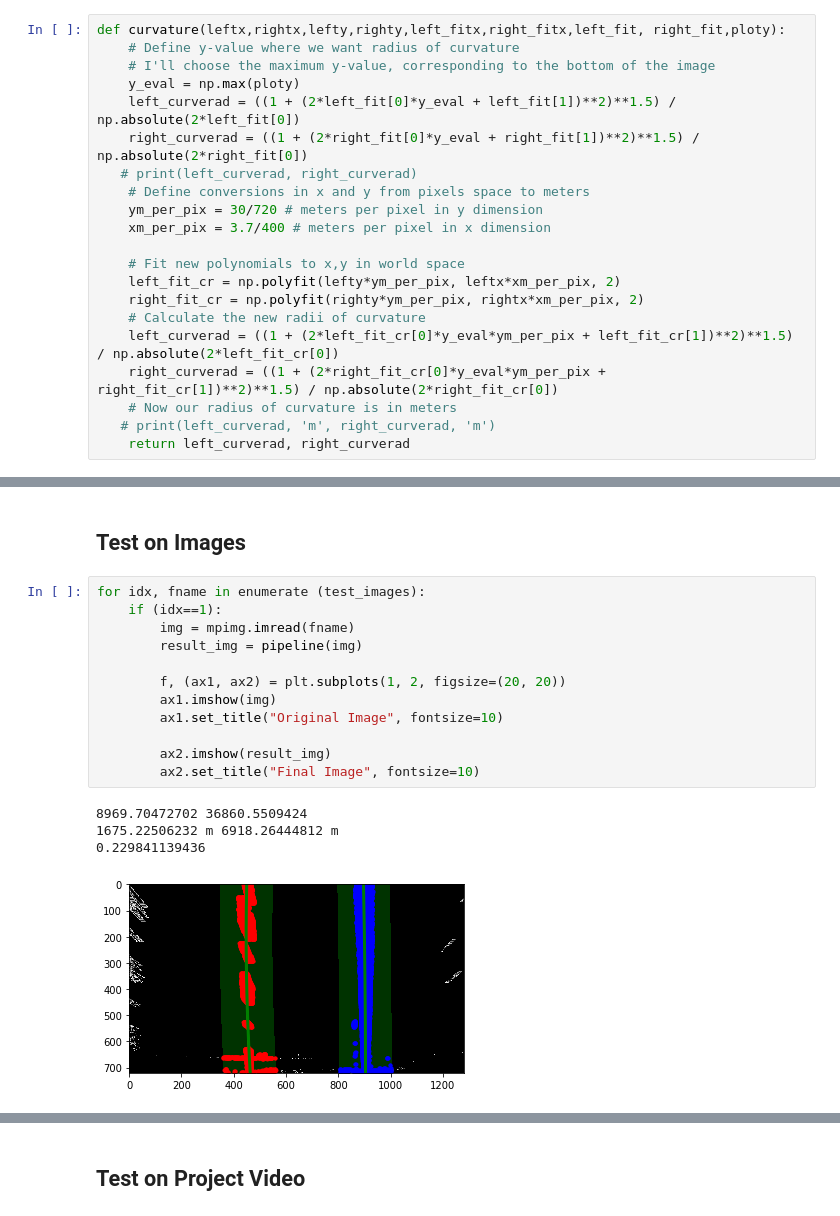
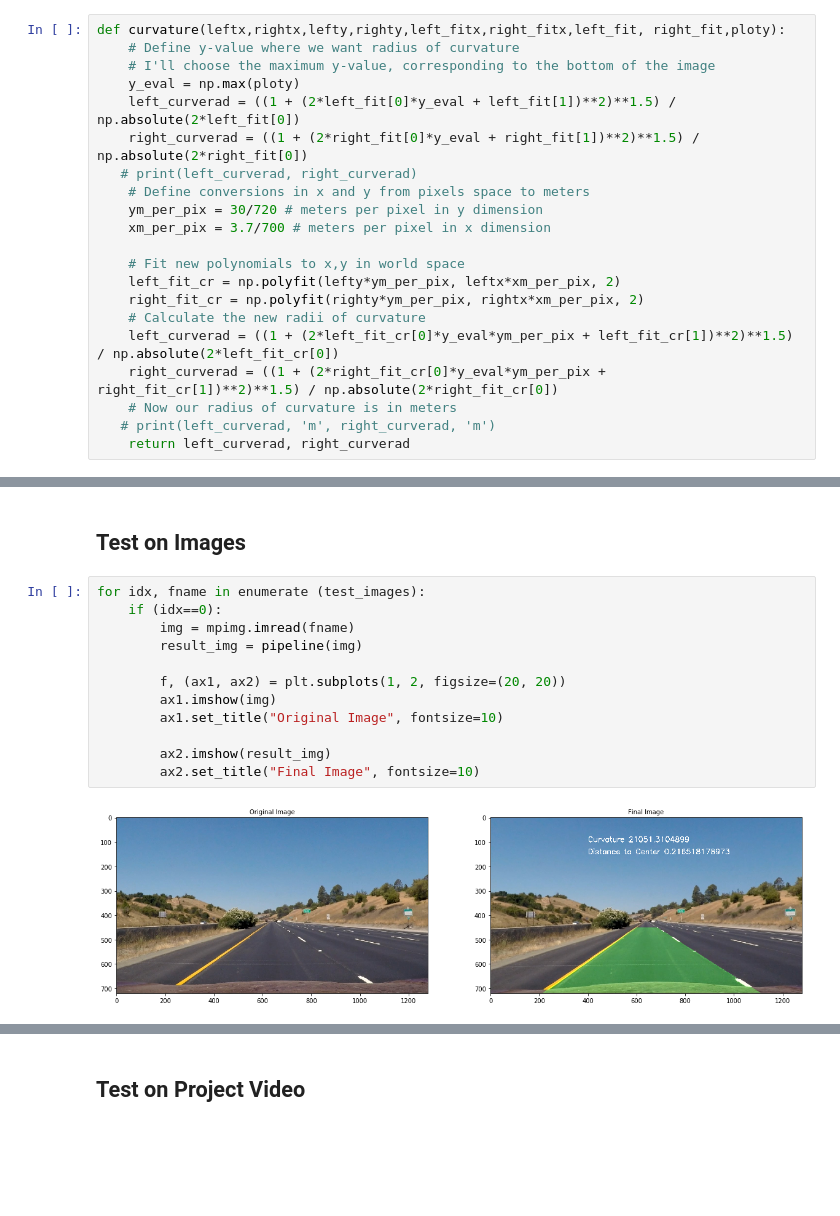
Before and after one commit to Jeremy26/advanced-lane-lines, a Jupyter notebook: P4.ipynb, the cells around one changed output, grey strips where cells are left out. Drawn from its saved outputs; the diff is of its cells as text; blank space fills up the shorter version.

```diff
--- a/P4.ipynb
+++ b/P4.ipynb
@@ -488,7 +466,7 @@ def curvature(leftx,rightx,lefty,righty,left_fitx,right_fitx,left_fit, right_fit
    # print(left_curverad, right_curverad)
     # Define conversions in x and y from pixels space to meters
     ym_per_pix = 30/720 # meters per pixel in y dimension
-    xm_per_pix = 3.7/400 # meters per pixel in x dimension
+    xm_per_pix = 3.7/700 # meters per pixel in x dimension
 
     # Fit new polynomials to x,y in world space
     left_fit_cr = np.polyfit(lefty*ym_per_pix, leftx*xm_per_pix, 2)
@@ -607,18 +577,15 @@ def pipeline(img):
 ## Test on Images
 # %%
 for idx, fname in enumerate (test_images):
-    if (idx==1):
+    if (idx==0):
         img = mpimg.imread(fname)
         result_img = pipeline(img)
 
         f, (ax1, ax2) = plt.subplots(1, 2, figsize=(20, 20))
         ax1.imshow(img)
         ax1.set_title("Original Image", fontsize=10)
 
         ax2.imshow(result_img)
         ax2.set_title("Final Image", fontsize=10)
 # %% [output]
-8969.70472702 36860.5509424
-1675.22506232 m 6918.26444812 m
-0.229841139436
-[figure, old version]
+[figure, new version]
```
Also changed, not shown: parts of 16 cells of this notebook, 3 other files.
